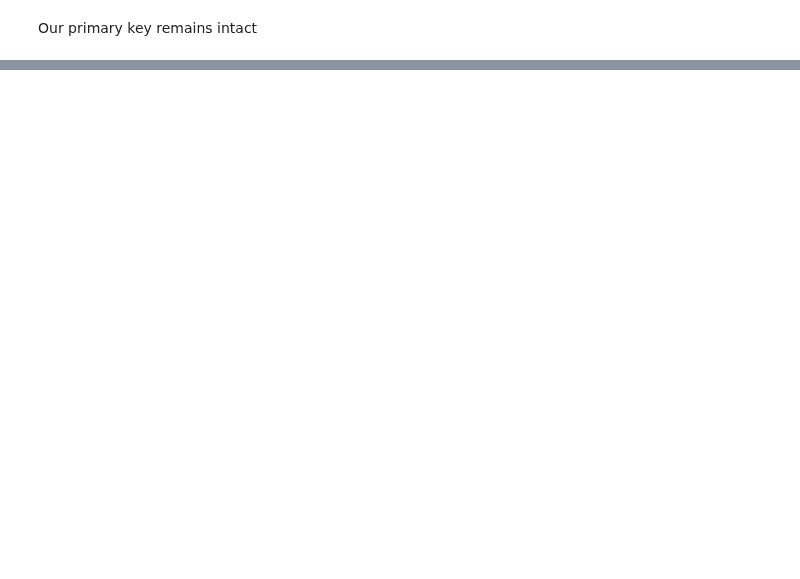
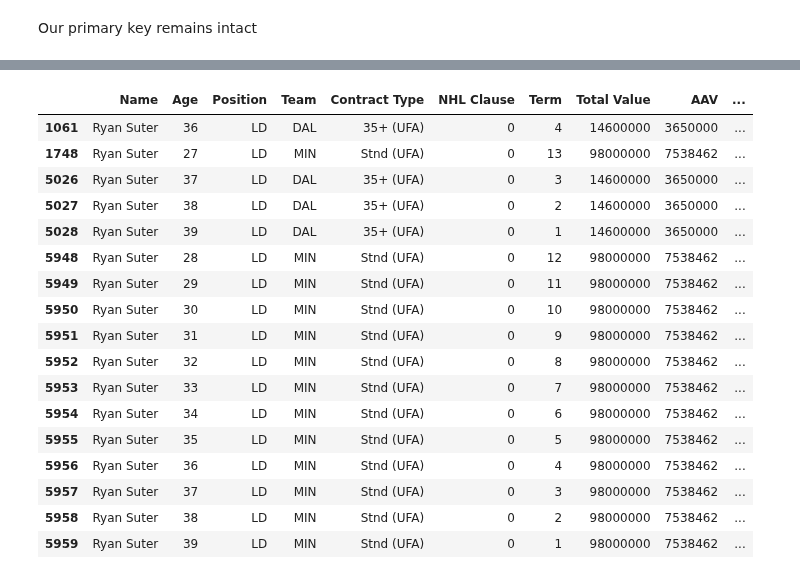
Before and after one commit to lukekerwin/DS-320_Project, a Jupyter notebook: Combined Contract and Player Data/Brian_Combined.ipynb, the cells around one changed output, grey strips where cells are left out. Drawn from its saved outputs; the diff is of its cells as text; code cells hidden in the pictures; blank space fills up the shorter version.

```diff
--- a/Combined Contract and Player Data/Brian_Combined.ipynb
+++ b/Combined Contract and Player Data/Brian_Combined.ipynb
@@ -109,0 +223,19 @@ Our primary key remains intact
+# %%
+for index, row in Contracts.iterrows():
+    Term = row['Term']
+    Age = row['Age']
+    Year = row['Year']
+
+    # If player changes teams partway through the contract
+    while Term > 1:
+        if row['Year'] >= 2023:
+            break
+
+        # Create new row where we de-increment Term and increment Age and Year
+        new_row = pd.Series([row['Name'], Age + 1, row['Position'], row['Team'], row['Contract Type'], row['NHL Clause'], Term - 1, row['Total Value'], row['AAV'], Year + 1, row['Month']], index=Contracts.columns)
+        Contracts = Contracts.append(new_row, ignore_index=True)
+
+        Term -= 1
+        Age += 1
+        Year += 1
+        print(row['Name'])
@@ -109,0 +312,21 @@ Our primary key remains intact
+# %%
+Contracts[Contracts['Name'] == 'Ryan Suter']
+# %% [output]
+|  | Name | Age | Position | Team | Contract Type | NHL Clause | Term | Total Value | AAV | ... |
+| 1061 | Ryan Suter | 36 | LD | DAL | 35+ (UFA) | 0 | 4 | 14600000 | 3650000 | ... |
+| 1748 | Ryan Suter | 27 | LD | MIN | Stnd (UFA) | 0 | 13 | 98000000 | 7538462 | ... |
+| 5026 | Ryan Suter | 37 | LD | DAL | 35+ (UFA) | 0 | 3 | 14600000 | 3650000 | ... |
+| 5027 | Ryan Suter | 38 | LD | DAL | 35+ (UFA) | 0 | 2 | 14600000 | 3650000 | ... |
+| 5028 | Ryan Suter | 39 | LD | DAL | 35+ (UFA) | 0 | 1 | 14600000 | 3650000 | ... |
+| 5948 | Ryan Suter | 28 | LD | MIN | Stnd (UFA) | 0 | 12 | 98000000 | 7538462 | ... |
+| 5949 | Ryan Suter | 29 | LD | MIN | Stnd (UFA) | 0 | 11 | 98000000 | 7538462 | ... |
+| 5950 | Ryan Suter | 30 | LD | MIN | Stnd (UFA) | 0 | 10 | 98000000 | 7538462 | ... |
+| 5951 | Ryan Suter | 31 | LD | MIN | Stnd (UFA) | 0 | 9 | 98000000 | 7538462 | ... |
+| 5952 | Ryan Suter | 32 | LD | MIN | Stnd (UFA) | 0 | 8 | 98000000 | 7538462 | ... |
+| 5953 | Ryan Suter | 33 | LD | MIN | Stnd (UFA) | 0 | 7 | 98000000 | 7538462 | ... |
+| 5954 | Ryan Suter | 34 | LD | MIN | Stnd (UFA) | 0 | 6 | 98000000 | 7538462 | ... |
+| 5955 | Ryan Suter | 35 | LD | MIN | Stnd (UFA) | 0 | 5 | 98000000 | 7538462 | ... |
+| 5956 | Ryan Suter | 36 | LD | MIN | Stnd (UFA) | 0 | 4 | 98000000 | 7538462 | ... |
+| 5957 | Ryan Suter | 37 | LD | MIN | Stnd (UFA) | 0 | 3 | 98000000 | 7538462 | ... |
+| 5958 | Ryan Suter | 38 | LD | MIN | Stnd (UFA) | 0 | 2 | 98000000 | 7538462 | ... |
+| 5959 | Ryan Suter | 39 | LD | MIN | Stnd (UFA) | 0 | 1 | 98000000 | 7538462 | ... |
```
Also changed, not shown: parts of 27 cells of this notebook.
